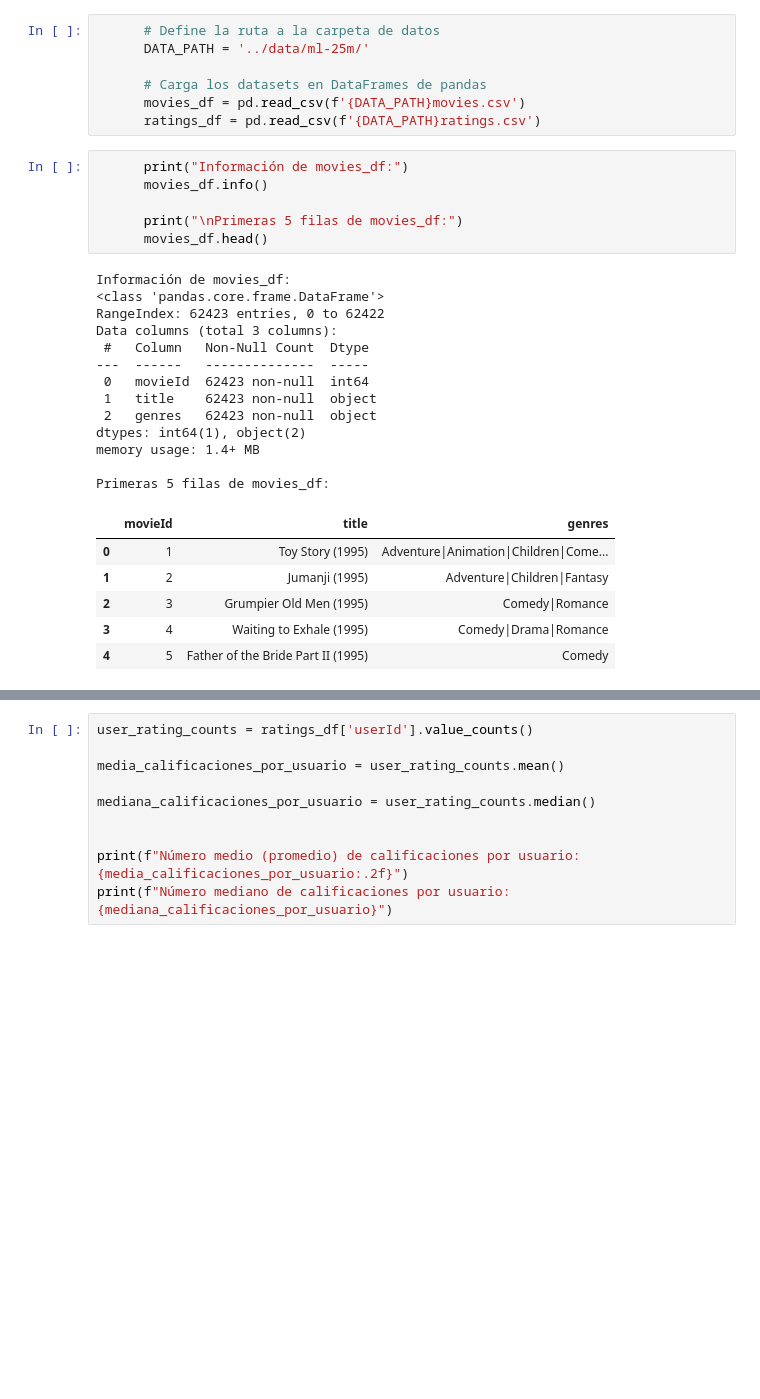
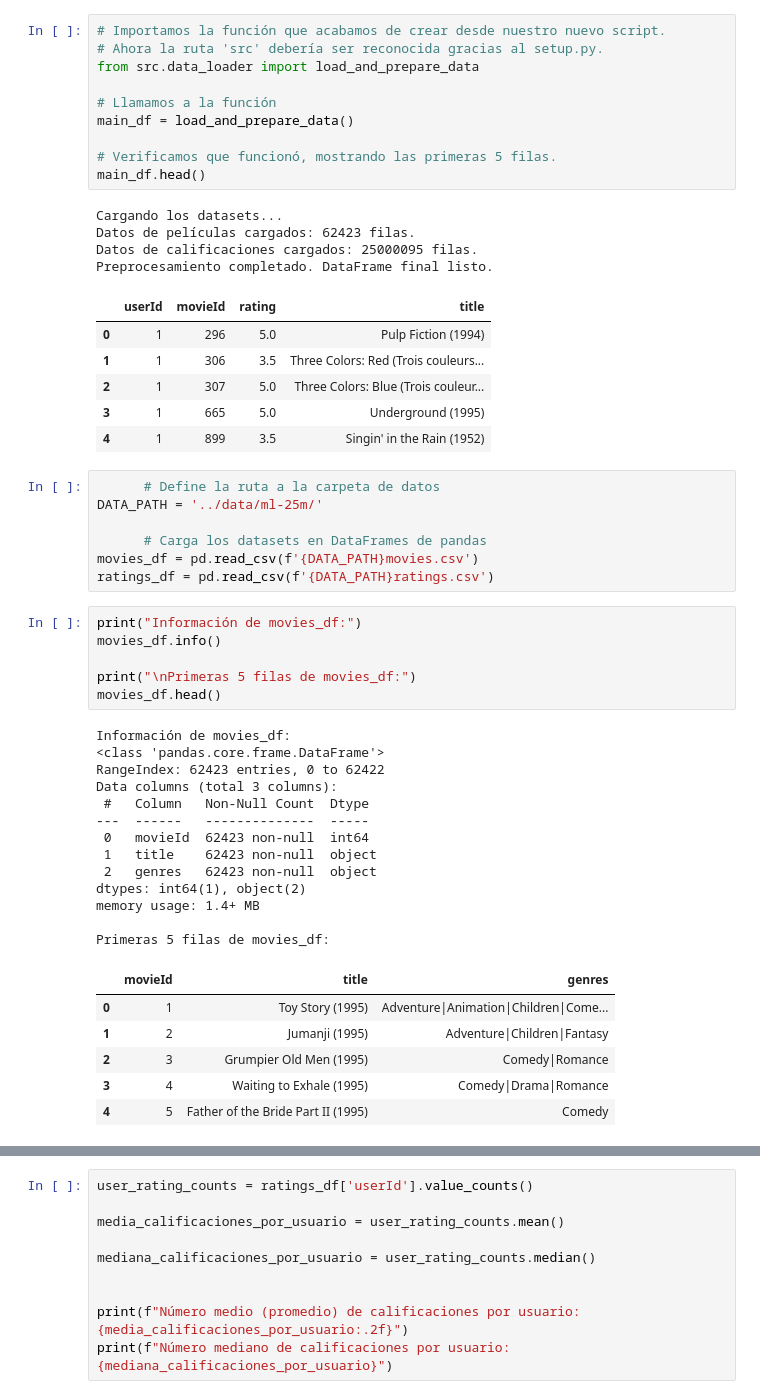
Before and after one commit to Gatoco/LatentLens, a Jupyter notebook: notebooks/01-EDA.ipynb, the cells around one changed output, grey strips where cells are left out. Saved outputs shown, nothing was run; the diff lists cells and outputs as text; blank space fills up the shorter version.

```diff
--- a/notebooks/01-EDA.ipynb
+++ b/notebooks/01-EDA.ipynb
@@ -9,16 +18,37 @@
+# %%
+# Importamos la función que acabamos de crear desde nuestro nuevo script.
+# Ahora la ruta 'src' debería ser reconocida gracias al setup.py.
+from src.data_loader import load_and_prepare_data
+
+# Llamamos a la función
+main_df = load_and_prepare_data()
+
+# Verificamos que funcionó, mostrando las primeras 5 filas.
+main_df.head()
+# %% [output]
+Cargando los datasets...
+Datos de películas cargados: 62423 filas.
+Datos de calificaciones cargados: 25000095 filas.
+Preprocesamiento completado. DataFrame final listo.
+|  | userId | movieId | rating | title |
+| 0 | 1 | 296 | 5.0 | Pulp Fiction (1994) |
+| 1 | 1 | 306 | 3.5 | Three Colors: Red (Trois couleurs... |
+| 2 | 1 | 307 | 5.0 | Three Colors: Blue (Trois couleur... |
+| 3 | 1 | 665 | 5.0 | Underground (1995) |
+| 4 | 1 | 899 | 3.5 | Singin' in the Rain (1952) |
 # %%
       # Define la ruta a la carpeta de datos
-      DATA_PATH = '../data/ml-25m/'
+DATA_PATH = '../data/ml-25m/'
 
       # Carga los datasets en DataFrames de pandas
-      movies_df = pd.read_csv(f'{DATA_PATH}movies.csv')
-      ratings_df = pd.read_csv(f'{DATA_PATH}ratings.csv')
+movies_df = pd.read_csv(f'{DATA_PATH}movies.csv')
+ratings_df = pd.read_csv(f'{DATA_PATH}ratings.csv')
 # %%
-      print("Información de movies_df:")
-      movies_df.info()
+print("Información de movies_df:")
+movies_df.info()
 
-      print("\nPrimeras 5 filas de movies_df:")
-      movies_df.head()
+print("\nPrimeras 5 filas de movies_df:")
+movies_df.head()
 # %% [output]
 Información de movies_df:
 <class 'pandas.core.frame.DataFrame'>
```
Also changed, not shown: parts of 8 cells of this notebook, 5 other files.
